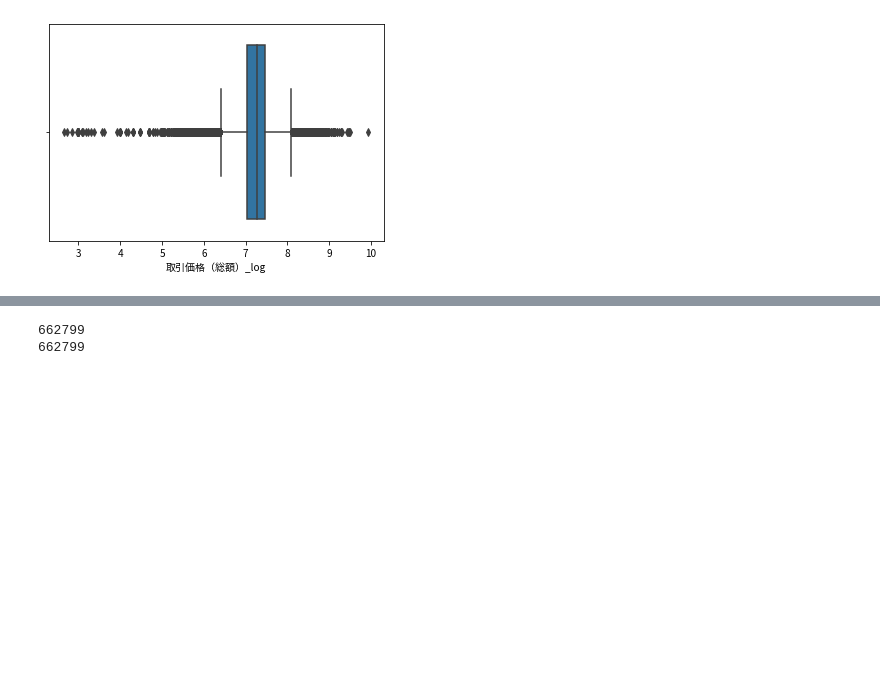
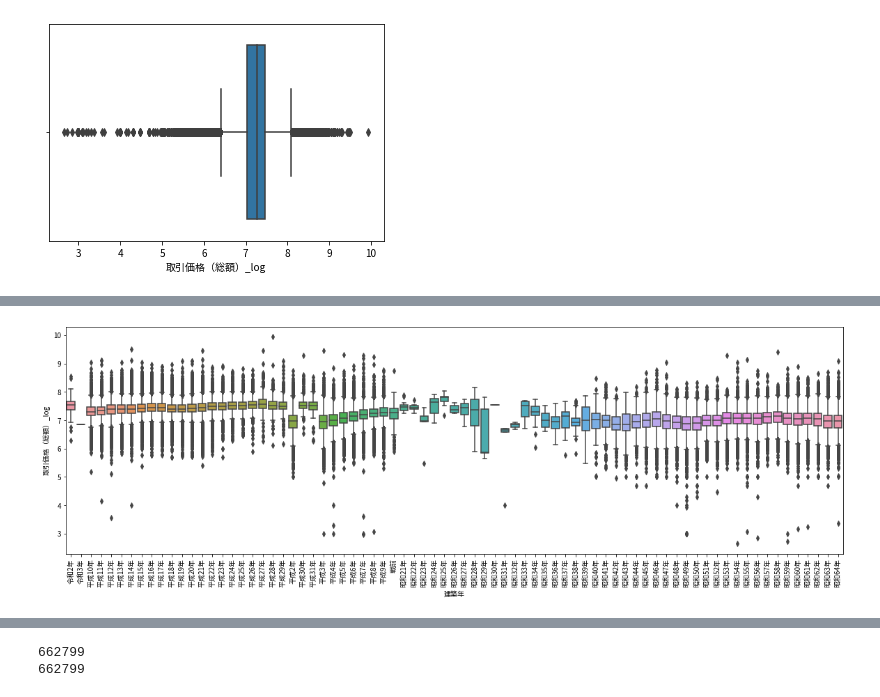
Before and after one commit to kfsky/2021-summer-second-hand-apartment-price-prediction, a Jupyter notebook: notebook/EDA.ipynb, the cells around one changed output, grey strips where cells are left out. Drawn from its saved outputs; the diff is of its cells as text; code cells hidden in the pictures; blank space fills up the shorter version.

```diff
--- a/notebook/EDA.ipynb
+++ b/notebook/EDA.ipynb
@@ -68,0 +91,8 @@ array(['住宅', '店舗', nan, 'その他', '事務所', '住宅、店舗', '
+# %%
+plt.figure(figsize=(20,6))
+sns.boxplot(y=train_df['取引価格（総額）_log'],
+            x=train_df["建築年"].sort_values())
+plt.xticks(rotation=90)
+plt.show()
+# %% [output]
+[figure, added]
```
Also changed, not shown: parts of 14 cells of this notebook, 3 other files.
